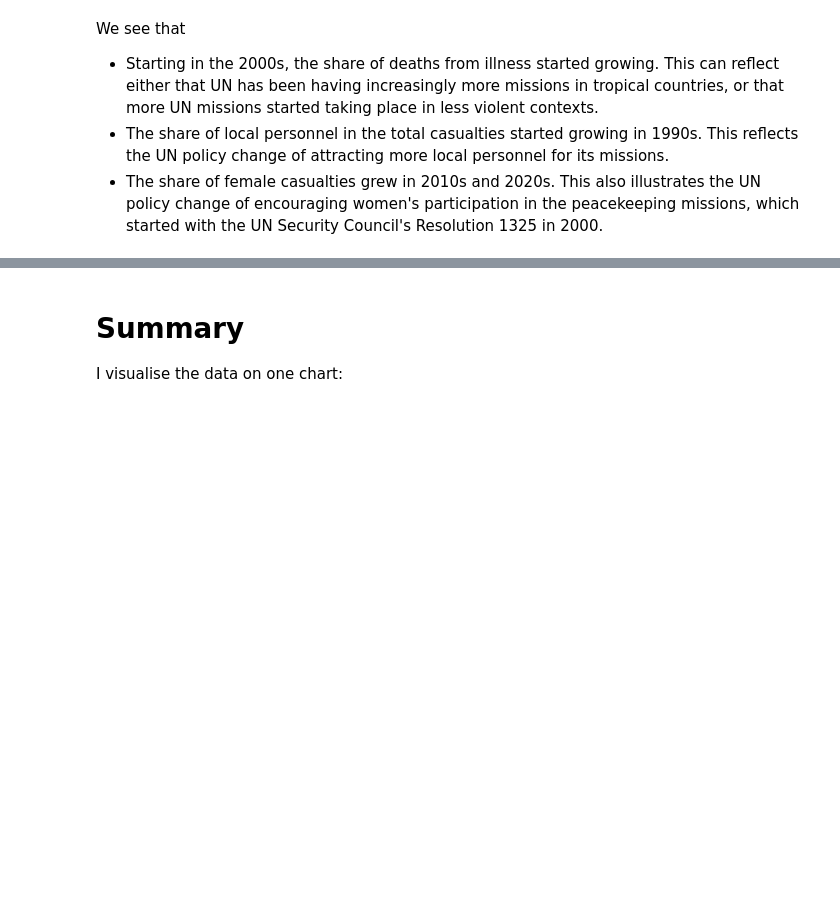
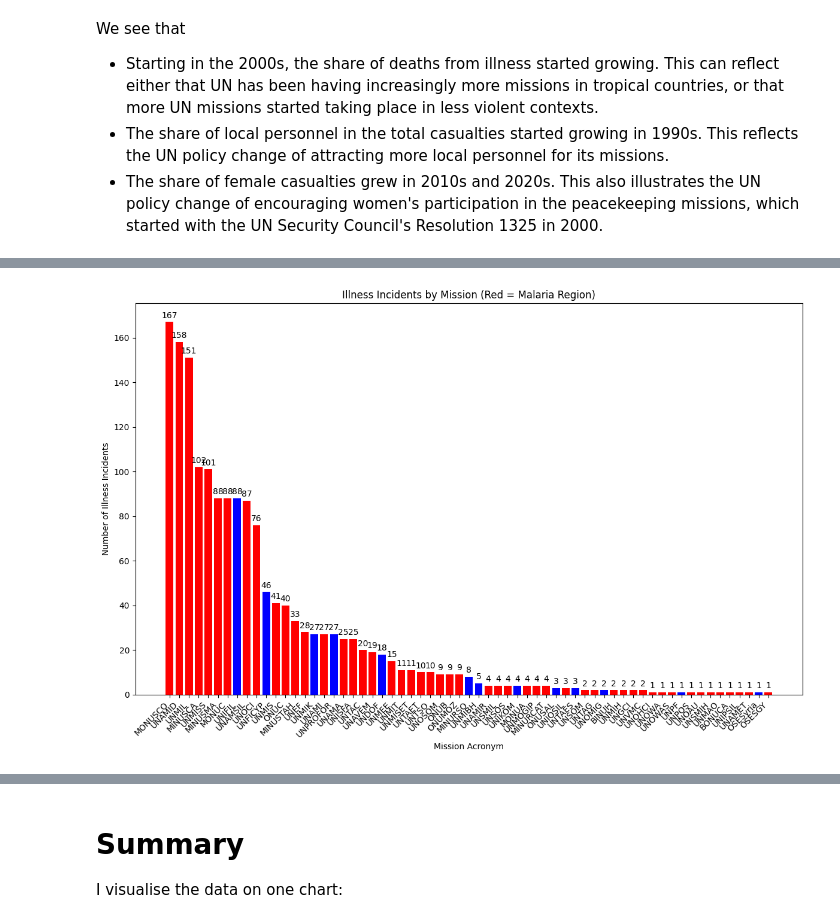
Before and after one commit to iv-div/my-jupyter-portfolio, a Jupyter notebook: peacekeeping-fatalities/data_exploration.ipynb, the cells around one changed output, grey strips where cells are left out. Cells and saved outputs as stored; diff of their text form; code cells hidden in the pictures; blank space fills up the shorter version.

```diff
--- a/peacekeeping-fatalities/data_exploration.ipynb
+++ b/peacekeeping-fatalities/data_exploration.ipynb
@@ -503,0 +506,81 @@ Illnesses are the leading cause of deaths in the UN peacekeeping missions.
+# %%
+import pandas as pd
+import matplotlib.pyplot as plt
+from preprocessing import send_to_chatgpt
+import time
+
+# Step 1: Load the dataset with missions and countries
+csv_url = 'https://drive.google.com/uc?export=download&id=1QpgbW8SOuHJVqzMPpNk0nBq1zrrh2jHn'
+missions_df = pd.read_csv(csv_url)
+
+# Step 2: Ask GPT about malaria risk
+prompt_template = (
+    "You are given a country or a list of countries. "
+    "Does this country or at least one of these countries have malaria? "
+    "Answer only 1 if yes or 0 if no.\n\nCountries: {}"
+)
+
+malaria_answers = []
+
+for countries in missions_df['countries_of_operation']:
+    attempt = 0
+    result = None
+    while attempt < 3:
+        try:
+            prompt = prompt_template.format(countries)
+            response = send_to_chatgpt(model="gpt-4o", text=prompt, temperature=0, max_tokens=10)
+            clean = response.strip().replace(".", "").split()[0]
+            if clean in ['0', '1']:
+                result = int(clean)
+                break
+        except Exception:
+            pass
+        attempt += 1
+        time.sleep(1)  # to be gentle with rate limits
+    malaria_answers.append(result if result is not None else "Error")
+
+missions_df['has_malaria'] = malaria_answers
+
+# save the malaria check results
+# missions_df.to_excel("missions_with_malaria_check.xlsx", index=False)
+
+# Step 3: Load the main dataset and merge by `mission_acronym`
+incident_url = 'https://drive.google.com/uc?export=download&id=1YTJ2V4vfMRSBIkoGl17EUlgnDP-9vZMp'
+df = pd.read_csv(incident_url, parse_dates=['incident_date'])
+
+df = df.merge(missions_df[['mission_acronym', 'has_malaria']], on='mission_acronym', how='left')
+
+# Step 4: Count illness cases by mission
+illness_counts = (
+    df[df['type_of_incident'] == 'Illness']
+    .groupby(['mission_acronym', 'has_malaria'])
+    .size()
+    .reset_index(name='illness_count')
+    .sort_values(by='illness_count', ascending=False)
+)
+
+# Step 5: Plot
+colors = ['red' if malaria == 1 else 'blue' for malaria in illness_counts['has_malaria']]
+
+plt.figure(figsize=(12, 8))
+bars = plt.bar(
+    illness_counts['mission_acronym'],
+    illness_counts['illness_count'],
+    color=colors
+)
+
+plt.xlabel("Mission Acronym")
+plt.ylabel("Number of Illness Incidents")
+plt.title("Illness Incidents by Mission (Red = Malaria Region)")
+plt.xticks(rotation=45, ha='right')
+
+# Add labels
+for bar, label in zip(bars, illness_counts['illness_count']):
+    height = bar.get_height()
+    plt.text(bar.get_x() + bar.get_width()/2, height + 1, str(label), ha='center', va='bottom')
+
+plt.tight_layout()
+plt.savefig("illness_by_mission_bar_chart.png", dpi=300)
+plt.show()
+# %% [output]
+[figure, added]
```
Also changed, not shown: parts of 6 cells of this notebook.
